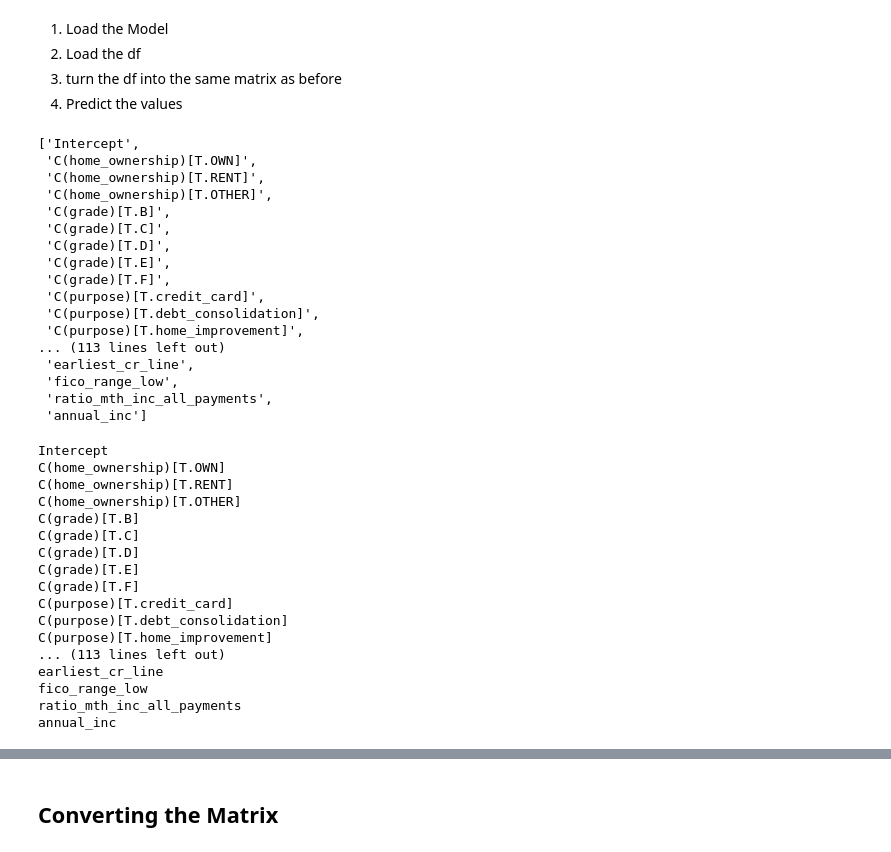
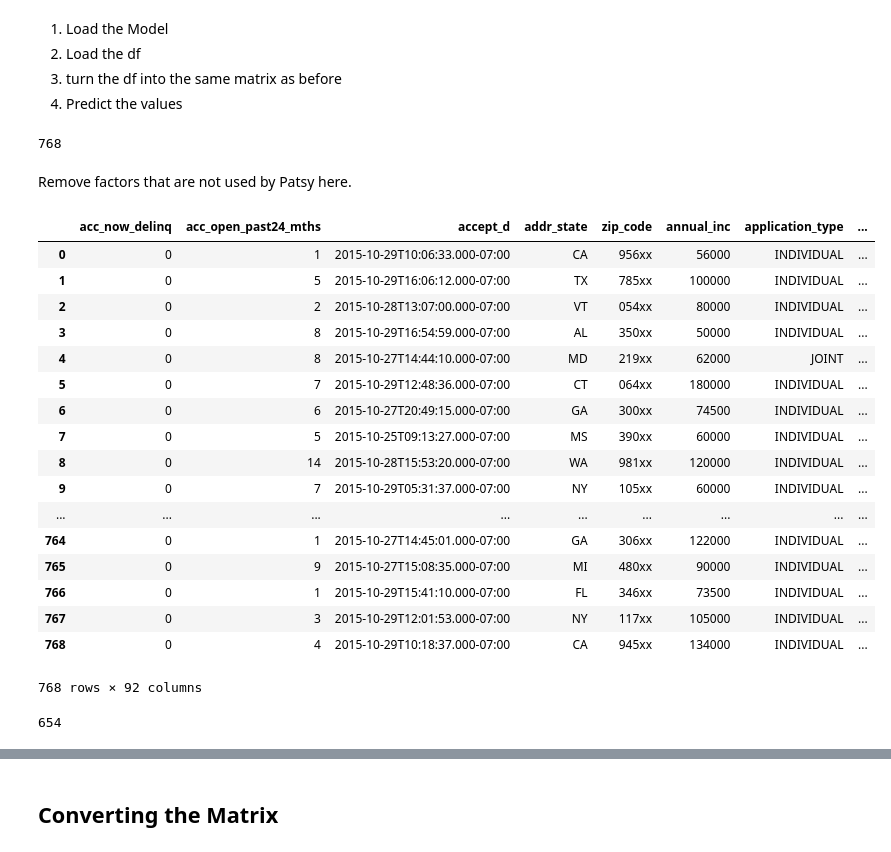
Before and after one commit to Will-So/Lending_Club, a Jupyter notebook: notebooks/lc_api.ipynb, the cells around one changed output, grey strips where cells are left out. Saved outputs shown, nothing was run; the diff lists cells and outputs as text; code cells hidden in the pictures.

```diff
--- a/notebooks/lc_api.ipynb
+++ b/notebooks/lc_api.ipynb
@@ -35,5 +35,3 @@ loans = r.json()['loans']
 # %%
 import pandas as pd
 df = pd.DataFrame(loans)
-# %%
-df.earliest_cr_line = df.earliest_cr_line.astype(np.datetime64).dt.year.astype(int)
@@ -58,46 +70,43 @@ model = joblib.load('../model/rf_model.pkl')
 df = rename_columns(df)
 # %%
 df = process_columns(df)
+# %%
+len(df)
+# %% [output]
+768
+# %%
+df = df.drop('annual_inc_joint', axis=1)
+# %% [markdown]
+Remove factors that are not used by Patsy here.
+# %%
+df[df.isnull().any(axis=1)]
+# %% [output]
+|  | acc_now_delinq | acc_open_past24_mths | accept_d | addr_state | zip_code | annual_inc | application_type | ... |
+| 0 | 0 | 1 | 2015-10-29T10:06:33.000-07:00 | CA | 956xx | 56000 | INDIVIDUAL | ... |
+| 1 | 0 | 5 | 2015-10-29T16:06:12.000-07:00 | TX | 785xx | 100000 | INDIVIDUAL | ... |
+| 2 | 0 | 2 | 2015-10-28T13:07:00.000-07:00 | VT | 054xx | 80000 | INDIVIDUAL | ... |
+| 3 | 0 | 8 | 2015-10-29T16:54:59.000-07:00 | AL | 350xx | 50000 | INDIVIDUAL | ... |
+| 4 | 0 | 8 | 2015-10-27T14:44:10.000-07:00 | MD | 219xx | 62000 | JOINT | ... |
+| 5 | 0 | 7 | 2015-10-29T12:48:36.000-07:00 | CT | 064xx | 180000 | INDIVIDUAL | ... |
+| 6 | 0 | 6 | 2015-10-27T20:49:15.000-07:00 | GA | 300xx | 74500 | INDIVIDUAL | ... |
+| 7 | 0 | 5 | 2015-10-25T09:13:27.000-07:00 | MS | 390xx | 60000 | INDIVIDUAL | ... |
+| 8 | 0 | 14 | 2015-10-28T15:53:20.000-07:00 | WA | 981xx | 120000 | INDIVIDUAL | ... |
+| 9 | 0 | 7 | 2015-10-29T05:31:37.000-07:00 | NY | 105xx | 60000 | INDIVIDUAL | ... |
+| ... | ... | ... | ... | ... | ... | ... | ... | ... |
+| 764 | 0 | 1 | 2015-10-27T14:45:01.000-07:00 | GA | 306xx | 122000 | INDIVIDUAL | ... |
+| 765 | 0 | 9 | 2015-10-27T15:08:35.000-07:00 | MI | 480xx | 90000 | INDIVIDUAL | ... |
+| 766 | 0 | 1 | 2015-10-29T15:41:10.000-07:00 | FL | 346xx | 73500 | INDIVIDUAL | ... |
+| 767 | 0 | 3 | 2015-10-29T12:01:53.000-07:00 | NY | 117xx | 105000 | INDIVIDUAL | ... |
+| 768 | 0 | 4 | 2015-10-29T10:18:37.000-07:00 | CA | 945xx | 134000 | INDIVIDUAL | ... |
+768 rows × 92 columns
 # %%
 y, X = create_matrix(df)
+# %%
+len(X)
+# %% [output]
+654
 # %%
 [i for i in X.columns]
-# %% [output]
-['Intercept',
- 'C(home_ownership)[T.OWN]',
- 'C(home_ownership)[T.RENT]',
- 'C(home_ownership)[T.OTHER]',
- 'C(grade)[T.B]',
- 'C(grade)[T.C]',
- 'C(grade)[T.D]',
- 'C(grade)[T.E]',
- 'C(grade)[T.F]',
- 'C(purpose)[T.credit_card]',
- 'C(purpose)[T.debt_consolidation]',
- 'C(purpose)[T.home_improvement]',
-... (113 lines left out)
- 'earliest_cr_line',
- 'fico_range_low',
- 'ratio_mth_inc_all_payments',
- 'annual_inc']
 # %%
 for i in X.columns:
     print(i)
-# %% [output]
-Intercept
-C(home_ownership)[T.OWN]
-C(home_ownership)[T.RENT]
-C(home_ownership)[T.OTHER]
-C(grade)[T.B]
-C(grade)[T.C]
-C(grade)[T.D]
-C(grade)[T.E]
-C(grade)[T.F]
-C(purpose)[T.credit_card]
-C(purpose)[T.debt_consolidation]
-C(purpose)[T.home_improvement]
-... (113 lines left out)
-earliest_cr_line
-fico_range_low
-ratio_mth_inc_all_payments
-annual_inc
```
Also changed, not shown: parts of 35 cells of this notebook, 2 other files.
